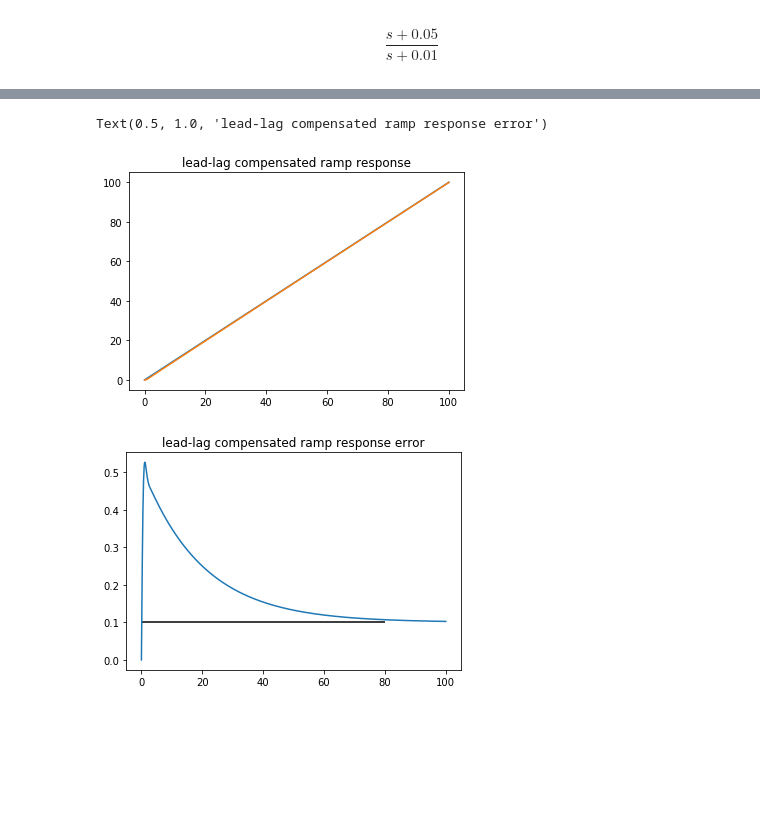
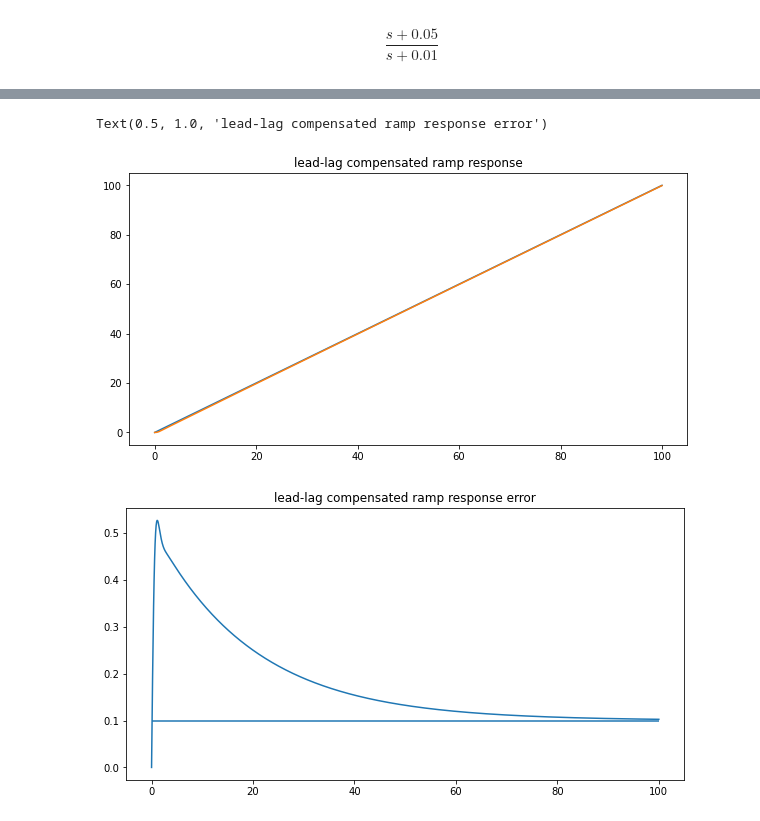
Before and after one commit to jgoppert/aae364_notebook, a Jupyter notebook: 08.Lag-Lead.ipynb, the cells around one changed output, grey strips where cells are left out. Cells and saved outputs as stored; diff of their text form; code cells hidden in the pictures; blank space fills up the shorter version.

```diff
--- a/08.Lag-Lead.ipynb
+++ b/08.Lag-Lead.ipynb
@@ -4,6 +4,7 @@ import sympy
 import numpy as np
 import matplotlib.pyplot as plt
 sympy.init_printing()
+plt.rcParams['figure.figsize']=(10, 5)
 # %% [markdown]
 ## Original System
 # %%
@@ -108,15 +102,16 @@ array([[10.+0.j]])
 # %%
 Gc_leadlag = G*H/(1+G*H)
-t, y = control.step_response(Gc_leadlag/s, T=np.linspace(0, 100, 1000));
+t = np.linspace(0, 100, 1000)
+_, y = control.step_response(Gc_leadlag/s, T=t);
 plt.plot(t, t)
 plt.plot(t, y)
 plt.title('lead-lag compensated ramp response')
 
 plt.figure()
 plt.plot(t, t - y)
-plt.hlines(0.1, 0, 80)
+plt.hlines(0.1, t[0], t[-1])
 plt.title('lead-lag compensated ramp response error')
 # %% [output]
 Text(0.5, 1.0, 'lead-lag compensated ramp response error')
-[figure, old version]
+[figure, new version]
-[figure, old version]
+[figure, new version]
```
Also changed, not shown: parts of 9 cells of this notebook, 1 other file.
